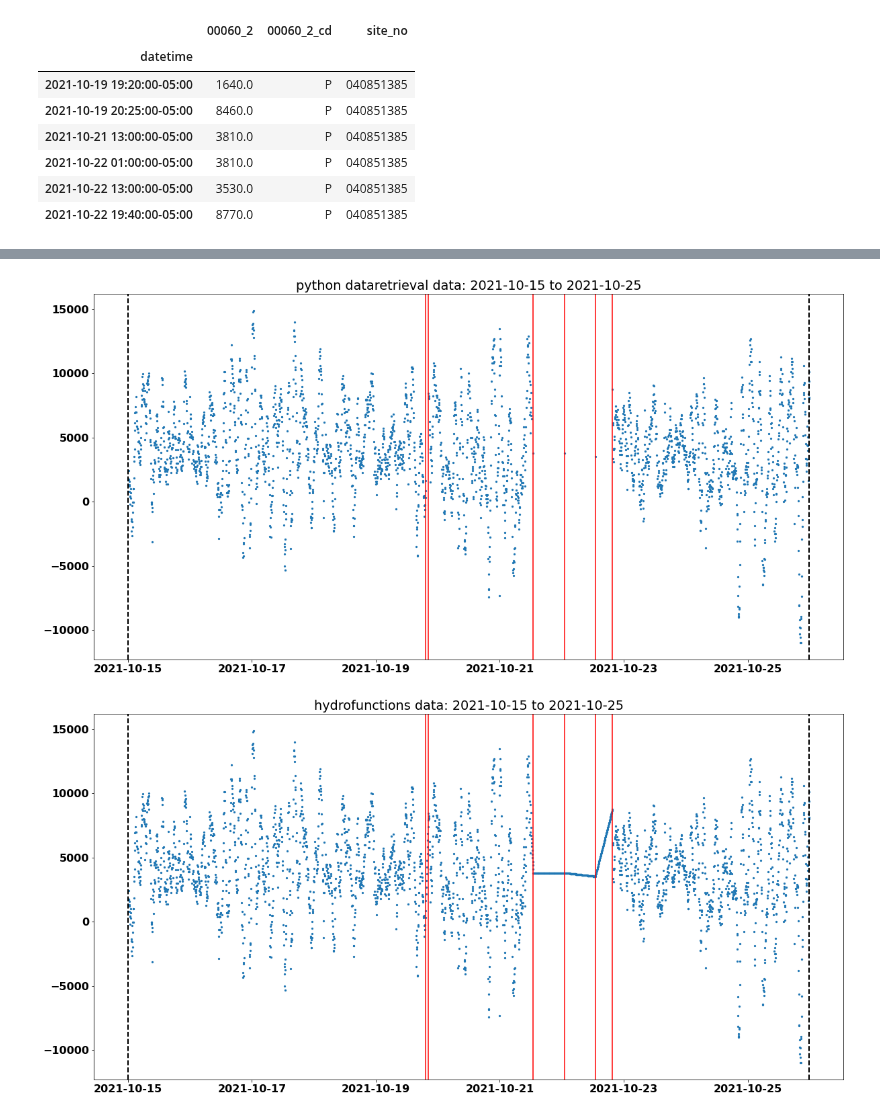
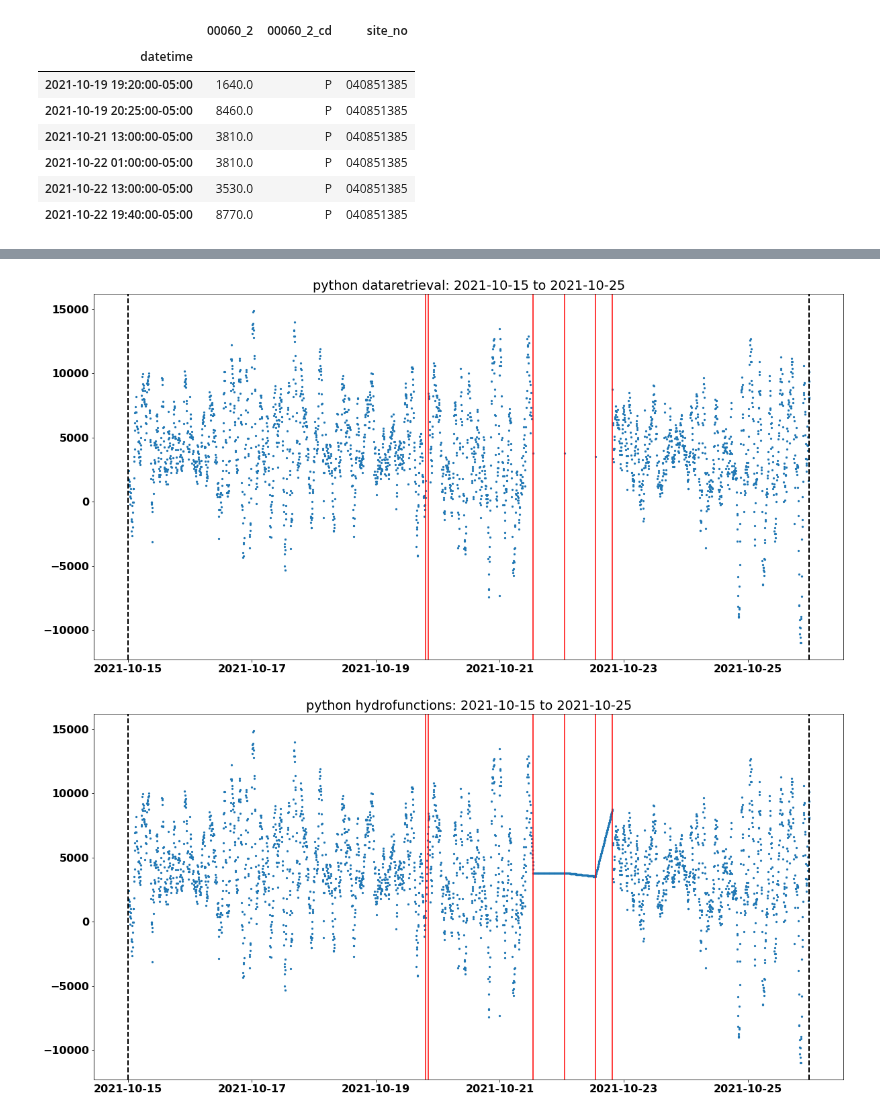
Before and after one commit to mlr07/hydro-tools, a Jupyter notebook: hydro-tools.ipynb, the cells around one changed output, grey strips where cells are left out. Cells and saved outputs as stored; diff of their text form; code cells hidden in the pictures.

Commit message:
refactored plots and adding docstring

```diff
--- a/hydro-tools.ipynb
+++ b/hydro-tools.ipynb
@@ -128,16 +128,14 @@ looking at data returned by hydrofunctions and dataretrieval from a fixed stream
 # %%
 %matplotlib inline
 
-from datetime import datetime, timedelta
-
 import numpy as np
 import pandas as pd
-
 import matplotlib.pyplot as plt
 import matplotlib
-
 import dataretrieval
 import hydrofunctions
+
+from datetime import datetime, timedelta
 from dataretrieval import nwis
 
 
@@ -147,7 +145,6 @@ font = {'family' : 'normal',
 
 matplotlib.rc('font', **font)
 
-
 # parameter codes
 temp_c = "00010"       # temp celsius
 discharge_q = "00060"  # cubic feet per second
@@ -155,10 +152,17 @@ gage_height = "00065"  # height
 
 
 def get_data(gage, data, start, end):
+    '''
     # retrieve data with hydrofunctions, get dataframe of discharge, convert datetime to CDT
+
+    # retrieve data with dataretrieval, query with discharge parameter code, get dataframe tuple
+
+    # return 2 dataframes
+    '''
+
     hf_data = hydrofunctions.NWIS(fox_river_gb, data, start, end).df("discharge").tz_convert('US/Central')
 
-    # retrieve data with dataretrieval, query with discharge parameter code, get dataframe tuple
+
     dt_data = nwis.get_iv(start=start, end=end, sites=fox_river_gb, parameterCd="00060")[0]
 
     return hf_data, dt_data
@@ -225,6 +229,17 @@ def get_gaps(df):
 
     # filter original dataframe with mask to extract datetime gaps and return
     return df[np_mask]
+
+
+def make_plot(df, gaps, title):
+    plt.figure(figsize=(20, 10))
+    plt.title(f"{title}: {start} to {end}")
+    plt.scatter(df.index, df.iloc[:, 0], s=5)
+    plt.axvline(df.index[0], color="black", linestyle="--", linewidth=2)
+    plt.axvline(df.index[-1], color="black", linestyle="--", linewidth=2)
+    for i in gaps.index.to_list():
+        plt.axvline(i, color="red")
+    plt.show()
 # %%
 # refernence gage, time, and data
 fox_river_gb = "040851385"
@@ -266,24 +277,6 @@ plot(df=dt_df, gaps=dt_gaps, title="python dataretrieval")
-# %%
-# plot it
-plt.figure(figsize=(20, 10))
-plt.title(f"python dataretrieval data: {start} to {end}")
-plt.scatter(dt_df.index, dt_df["00060_2"], s=5)
-plt.axvline(dt_df.index[0], color="black", linestyle="--", linewidth=2)
-plt.axvline(dt_df.index[-1], color="black", linestyle="--", linewidth=2)
-for i in dt_gaps.index.to_list():
-    plt.axvline(i, color="red")
-plt.show()
-# %% [output]
-[figure, removed]
-# %%
-# plot it
-plt.figure(figsize=(20, 10))
-plt.title(f"hydrofunctions data: {start} to {end}")
-plt.scatter(hf_df.index, hf_df.iloc[:, 0], s=5)
-plt.axvline(hf_df.index[0], color="black", linestyle="--", linewidth=2)
-plt.axvline(hf_df.index[-1], color="black", linestyle="--", linewidth=2)
-for i in dt_np_gaps.index.to_list():
-    plt.axvline(i, color="red")
-plt.show()
-# %% [output]
-[figure, removed]
+# %%
+make_plot(dt_df, dt_gaps, title="python dataretrieval")
+make_plot(hf_df, dt_gaps, title="python hydrofunctions")
+# %% [output]
+[figure, added]
+[figure, added]
```
Also changed, not shown: parts of 1 cell of this notebook.
